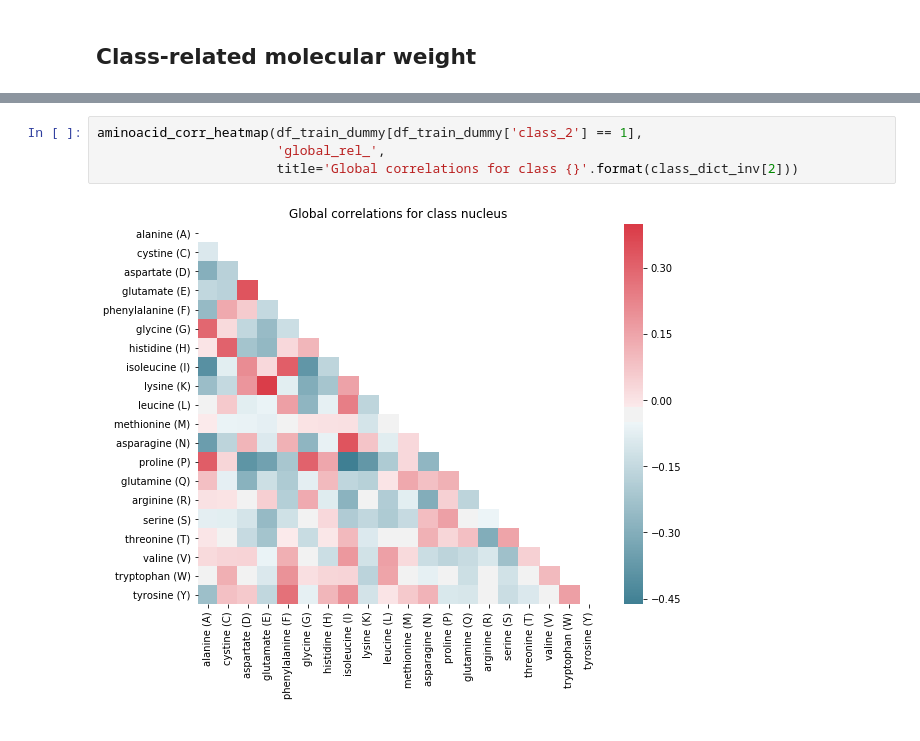
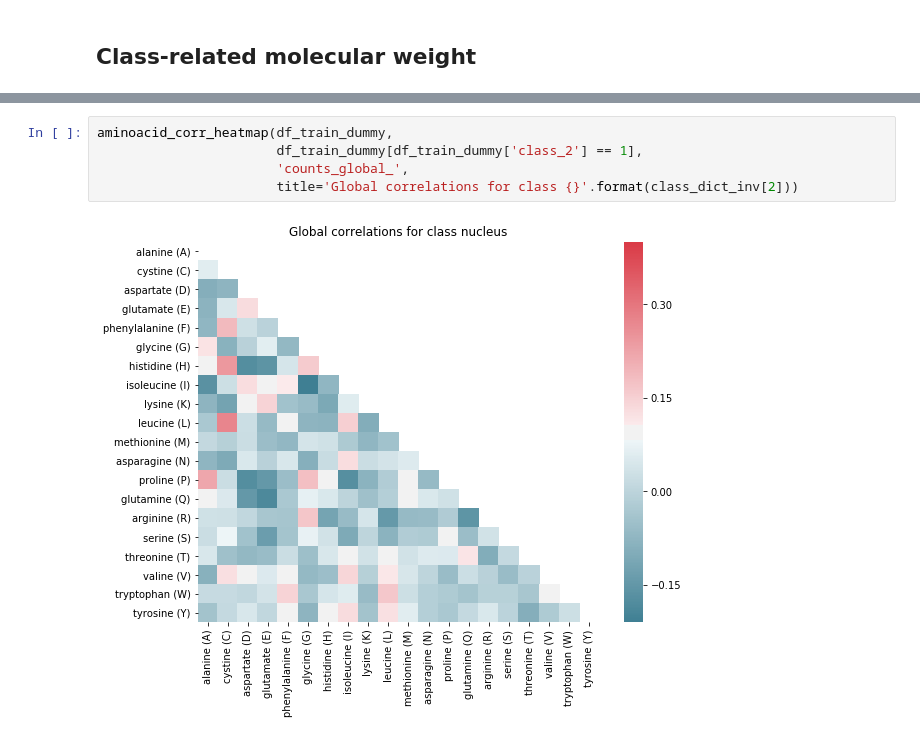
Before and after one commit to mathisgentine/predicting-subcellular-location, a Jupyter notebook: src/eda.ipynb, the cells around one changed output, grey strips where cells are left out. Drawn from its saved outputs; the diff is of its cells as text.

```diff
--- a/src/eda.ipynb
+++ b/src/eda.ipynb
@@ -74,7 +118,8 @@ aminoacid_corr_heatmap(df_train_dummy[df_train_dummy['class_1'] == 1],
 # %%
-aminoacid_corr_heatmap(df_train_dummy[df_train_dummy['class_2'] == 1],
-                       'global_rel_',
+aminoacid_corr_heatmap(df_train_dummy,
+                       df_train_dummy[df_train_dummy['class_2'] == 1],
+                       'counts_global_',
                        title='Global correlations for class {}'.format(class_dict_inv[2]))
 # %% [output]
-[figure, old version]
+[figure, new version]
 # %%
```
Also changed, not shown: parts of 21 cells of this notebook, 4 other files.
